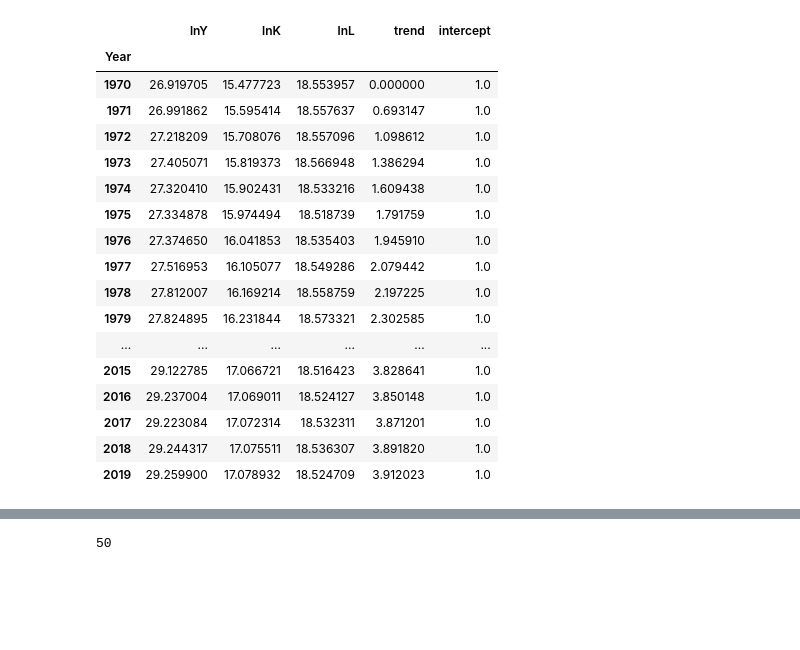
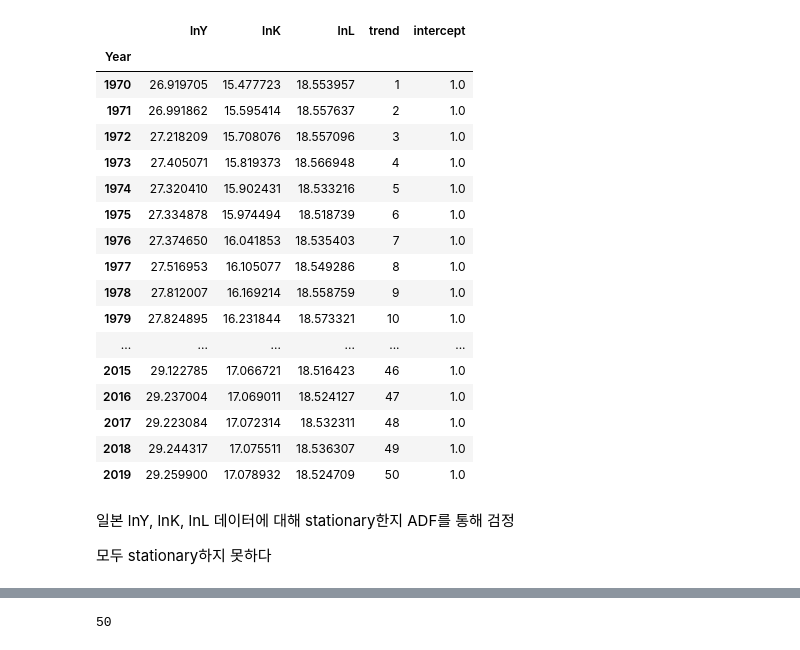
Before and after one commit to jonghwi-kim/Cobb-Douglas-production-function, a Jupyter notebook: regression.ipynb, the cells around one changed output, grey strips where cells are left out. Cells and saved outputs as stored; diff of their text form; code cells hidden in the pictures; blank space fills up the shorter version.

Commit message:
stationary & cointegration test

```diff
--- a/regression.ipynb
+++ b/regression.ipynb
@@ -9,6 +12,6 @@ import seaborn as sns
 # %%
-real_gdp_log = pd.read_csv("real_gdp_log.csv", index_col="Year")
-total_work_hours_log = pd.read_csv("total_work_hours_log2.csv", index_col="Year")
-capital_stock_log = pd.read_csv("capital_stock_log.csv", index_col="Year")
+real_gdp_log = pd.read_csv("preprocessed_data/real_gdp_log.csv", index_col="Year")
+total_work_hours_log = pd.read_csv("preprocessed_data/total_work_hours_log.csv", index_col="Year")
+capital_stock_log = pd.read_csv("preprocessed_data/capital_stock_log.csv", index_col="Year")
 
-employment = pd.read_csv("employment.csv", index_col="Year")
+#employment = pd.read_csv("employment.csv", index_col="Year")
@@ -60,25 +357,29 @@ InvalidIndexError: slice(1982, 1984, None)
 # %%
 japan = pd.concat([real_gdp_log['Japan'], capital_stock_log['Japan'], total_work_hours_log['Japan']], axis=1).dropna()
 japan.columns = ['lnY', 'lnK', 'lnL']
-japan['trend'] = np.log(range(1, len(japan)+1))
+japan['trend'] = (range(1, len(japan)+1))
 japan['intercept'] = np.ones(len(japan))
 japan
 # %% [output]
 |  | lnY | lnK | lnL | trend | intercept |
 | Year |  |  |  |  |  |
-| 1970 | 26.919705 | 15.477723 | 18.553957 | 0.000000 | 1.0 |
-| 1971 | 26.991862 | 15.595414 | 18.557637 | 0.693147 | 1.0 |
-| 1972 | 27.218209 | 15.708076 | 18.557096 | 1.098612 | 1.0 |
-| 1973 | 27.405071 | 15.819373 | 18.566948 | 1.386294 | 1.0 |
-| 1974 | 27.320410 | 15.902431 | 18.533216 | 1.609438 | 1.0 |
-| 1975 | 27.334878 | 15.974494 | 18.518739 | 1.791759 | 1.0 |
-| 1976 | 27.374650 | 16.041853 | 18.535403 | 1.945910 | 1.0 |
-| 1977 | 27.516953 | 16.105077 | 18.549286 | 2.079442 | 1.0 |
-| 1978 | 27.812007 | 16.169214 | 18.558759 | 2.197225 | 1.0 |
-| 1979 | 27.824895 | 16.231844 | 18.573321 | 2.302585 | 1.0 |
+| 1970 | 26.919705 | 15.477723 | 18.553957 | 1 | 1.0 |
+| 1971 | 26.991862 | 15.595414 | 18.557637 | 2 | 1.0 |
+| 1972 | 27.218209 | 15.708076 | 18.557096 | 3 | 1.0 |
+| 1973 | 27.405071 | 15.819373 | 18.566948 | 4 | 1.0 |
+| 1974 | 27.320410 | 15.902431 | 18.533216 | 5 | 1.0 |
+| 1975 | 27.334878 | 15.974494 | 18.518739 | 6 | 1.0 |
+| 1976 | 27.374650 | 16.041853 | 18.535403 | 7 | 1.0 |
+| 1977 | 27.516953 | 16.105077 | 18.549286 | 8 | 1.0 |
+| 1978 | 27.812007 | 16.169214 | 18.558759 | 9 | 1.0 |
+| 1979 | 27.824895 | 16.231844 | 18.573321 | 10 | 1.0 |
 | ... | ... | ... | ... | ... | ... |
-| 2015 | 29.122785 | 17.066721 | 18.516423 | 3.828641 | 1.0 |
-| 2016 | 29.237004 | 17.069011 | 18.524127 | 3.850148 | 1.0 |
-| 2017 | 29.223084 | 17.072314 | 18.532311 | 3.871201 | 1.0 |
-| 2018 | 29.244317 | 17.075511 | 18.536307 | 3.891820 | 1.0 |
-| 2019 | 29.259900 | 17.078932 | 18.524709 | 3.912023 | 1.0 |
+| 2015 | 29.122785 | 17.066721 | 18.516423 | 46 | 1.0 |
+| 2016 | 29.237004 | 17.069011 | 18.524127 | 47 | 1.0 |
+| 2017 | 29.223084 | 17.072314 | 18.532311 | 48 | 1.0 |
+| 2018 | 29.244317 | 17.075511 | 18.536307 | 49 | 1.0 |
+| 2019 | 29.259900 | 17.078932 | 18.524709 | 50 | 1.0 |
+# %% [markdown]
+일본 lnY, lnK, lnL 데이터에 대해 stationary한지 ADF를 통해 검정
+
+모두 stationary하지 못하다
```
Also changed, not shown: parts of 45 cells of this notebook.
